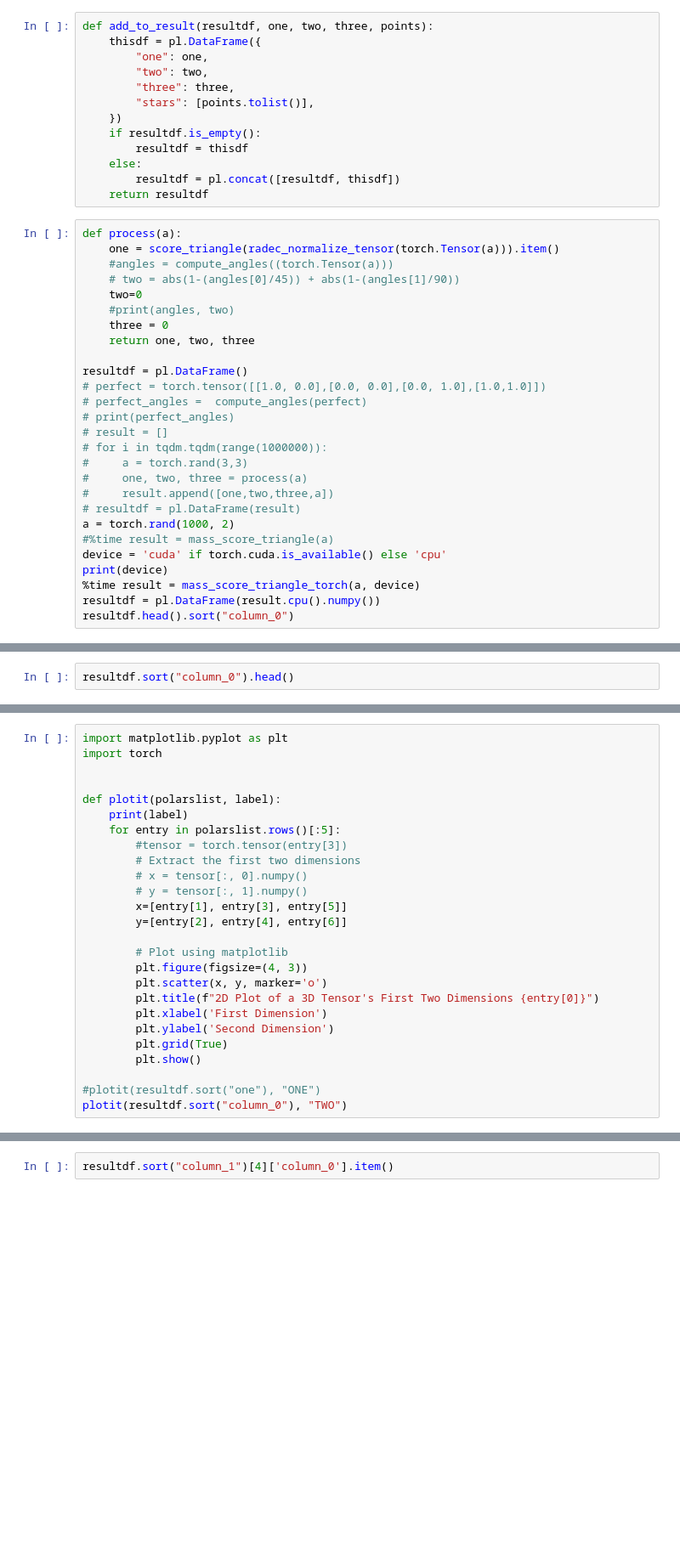
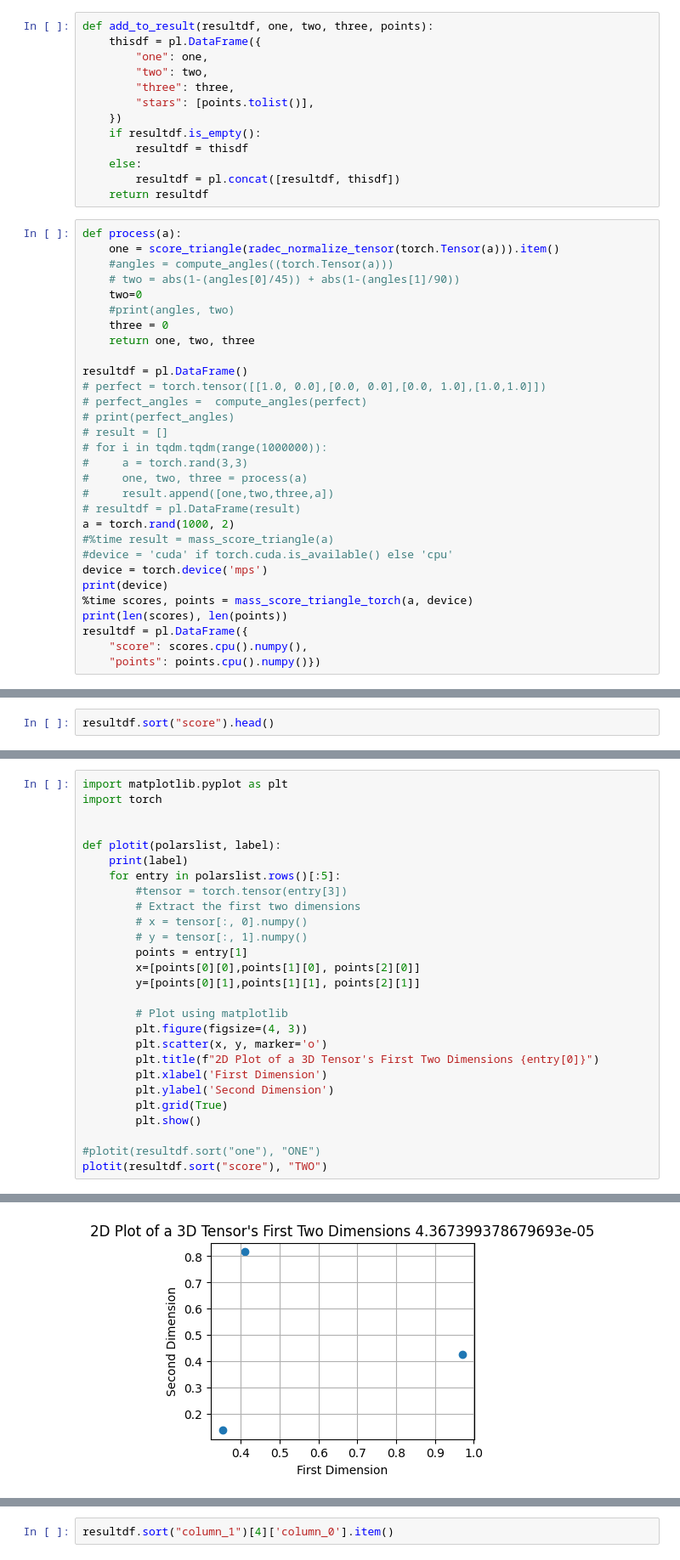
Before and after one commit to mrosseel/asterisms-py, a Jupyter notebook: metrics_testing.ipynb, the cells around one changed output, grey strips where cells are left out. Shown at 85% size. Cells and saved outputs as stored; diff of their text form; blank space fills up the shorter version.

Commit message:
working triangles and (kinda) charting

```diff
--- a/metrics_testing.ipynb
+++ b/metrics_testing.ipynb
@@ -318,9 +315,12 @@ resultdf = pl.DataFrame()
 # resultdf = pl.DataFrame(result)
 a = torch.rand(1000, 2)
 #%time result = mass_score_triangle(a)
-device = 'cuda' if torch.cuda.is_available() else 'cpu'
+#device = 'cuda' if torch.cuda.is_available() else 'cpu'
+device = torch.device('mps')
 print(device)
-%time result = mass_score_triangle_torch(a, device)
-resultdf = pl.DataFrame(result.cpu().numpy())
-resultdf.head().sort("column_0")
+%time scores, points = mass_score_triangle_torch(a, device)
+print(len(scores), len(points))
+resultdf = pl.DataFrame({
+    "score": scores.cpu().numpy(),
+    "points": points.cpu().numpy()})
 # %% [output]
@@ -338,2 +328,2 @@ shape: (5, 7)
 # %%
-resultdf.sort("column_0").head()
+resultdf.sort("score").head()
@@ -349,8 +348,9 @@ def plotit(polarslist, label):
         # Extract the first two dimensions
         # x = tensor[:, 0].numpy()
         # y = tensor[:, 1].numpy()
-        x=[entry[1], entry[3], entry[5]]
-        y=[entry[2], entry[4], entry[6]]
+        points = entry[1]
+        x=[points[0][0],points[1][0], points[2][0]]
+        y=[points[0][1],points[1][1], points[2][1]]
 
         # Plot using matplotlib
         plt.figure(figsize=(4, 3))
@@ -362,4 +362,5 @@ def plotit(polarslist, label):
         plt.show()
 
 #plotit(resultdf.sort("one"), "ONE")
-plotit(resultdf.sort("column_0"), "TWO")
+plotit(resultdf.sort("score"), "TWO")
+# %% [output]
@@ -365,0 +368 @@ plotit(resultdf.sort("column_0"), "TWO")
+[figure, added]
```
Also changed, not shown: parts of 4 cells of this notebook, 5 other files.
